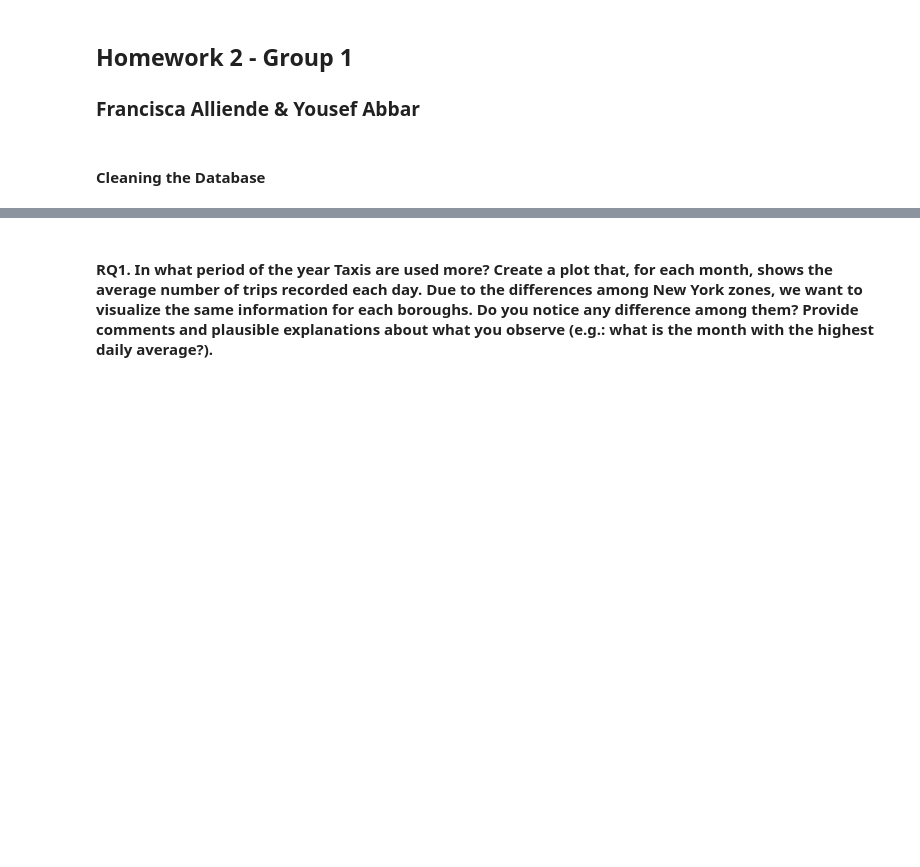
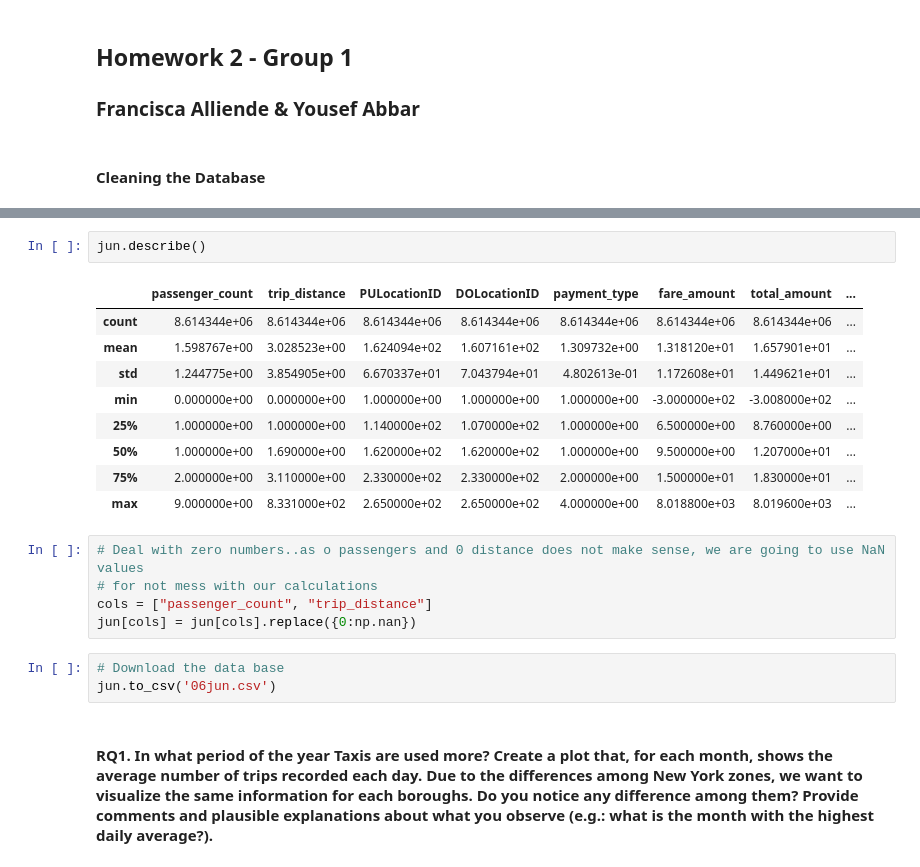
Before and after one commit to FranciscaAlliende/HW2--ADM-Group-1, a Jupyter notebook: Homework 2.ipynb, the cells around one changed output, grey strips where cells are left out. Saved outputs shown, nothing was run; the diff lists cells and outputs as text; blank space fills up the shorter version.

```diff
--- a/Homework 2.ipynb
+++ b/Homework 2.ipynb
@@ -6,3 +53,23 @@
+# %%
+jun.describe()
+# %% [output]
+|  | passenger_count | trip_distance | PULocationID | DOLocationID | payment_type | fare_amount | total_amount | ... |
+| count | 8.614344e+06 | 8.614344e+06 | 8.614344e+06 | 8.614344e+06 | 8.614344e+06 | 8.614344e+06 | 8.614344e+06 | ... |
+| mean | 1.598767e+00 | 3.028523e+00 | 1.624094e+02 | 1.607161e+02 | 1.309732e+00 | 1.318120e+01 | 1.657901e+01 | ... |
+| std | 1.244775e+00 | 3.854905e+00 | 6.670337e+01 | 7.043794e+01 | 4.802613e-01 | 1.172608e+01 | 1.449621e+01 | ... |
+| min | 0.000000e+00 | 0.000000e+00 | 1.000000e+00 | 1.000000e+00 | 1.000000e+00 | -3.000000e+02 | -3.008000e+02 | ... |
+| 25% | 1.000000e+00 | 1.000000e+00 | 1.140000e+02 | 1.070000e+02 | 1.000000e+00 | 6.500000e+00 | 8.760000e+00 | ... |
+| 50% | 1.000000e+00 | 1.690000e+00 | 1.620000e+02 | 1.620000e+02 | 1.000000e+00 | 9.500000e+00 | 1.207000e+01 | ... |
+| 75% | 2.000000e+00 | 3.110000e+00 | 2.330000e+02 | 2.330000e+02 | 2.000000e+00 | 1.500000e+01 | 1.830000e+01 | ... |
+| max | 9.000000e+00 | 8.331000e+02 | 2.650000e+02 | 2.650000e+02 | 4.000000e+00 | 8.018800e+03 | 8.019600e+03 | ... |
+# %%
+# Deal with zero numbers..as o passengers and 0 distance does not make sense, we are going to use NaN values
+# for not mess with our calculations
+cols = ["passenger_count", "trip_distance"]
+jun[cols] = jun[cols].replace({0:np.nan})
+# %%
+# Download the data base
+jun.to_csv('06jun.csv')
 # %% [markdown]
 #### RQ1. In what period of the year Taxis are used more? Create a plot that, for each month, shows the average number of trips recorded each day. Due to the differences among New York zones, we want to visualize the same information for each boroughs. Do you notice any difference among them? Provide comments and plausible explanations about what you observe (e.g.: what is the month with the highest daily average?).
 # %% [markdown]
```
Also changed, not shown: parts of 31 cells of this notebook.
